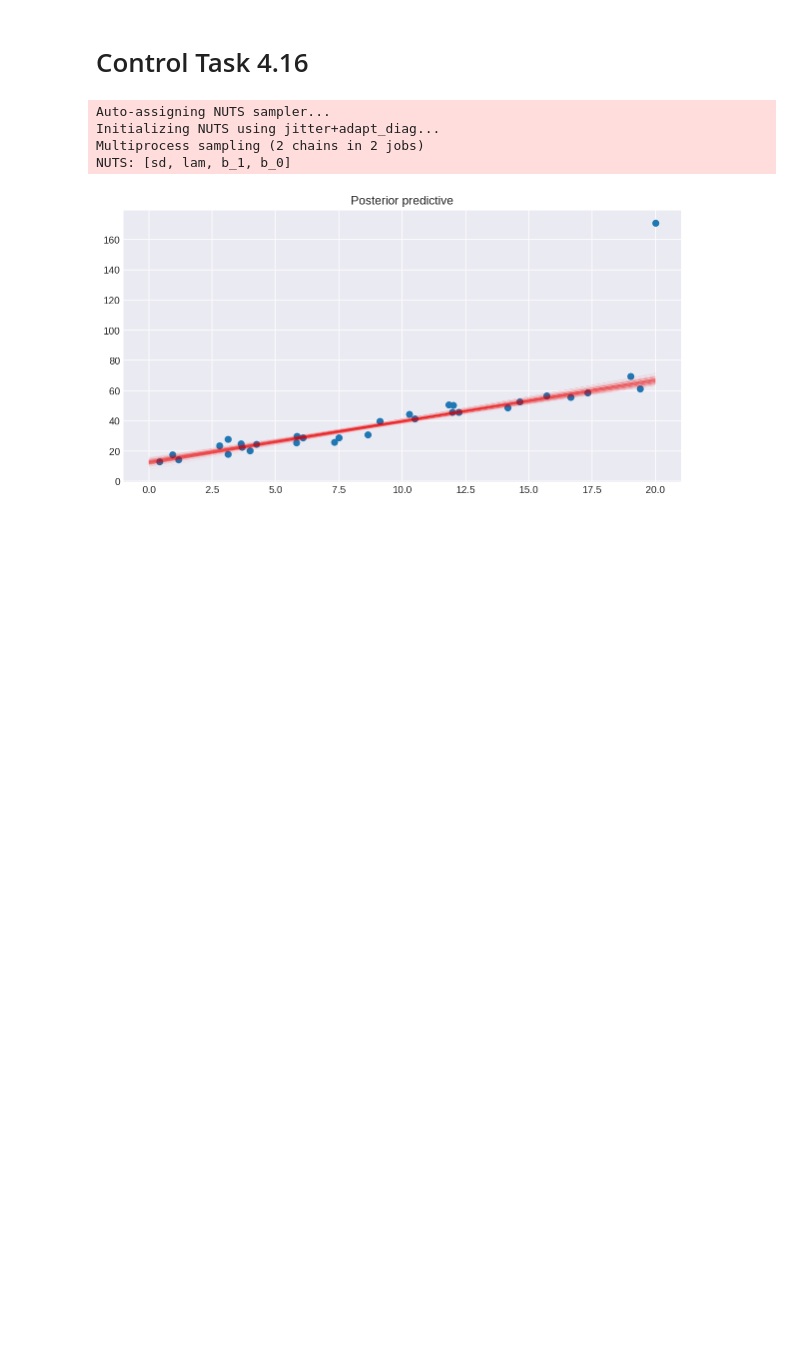
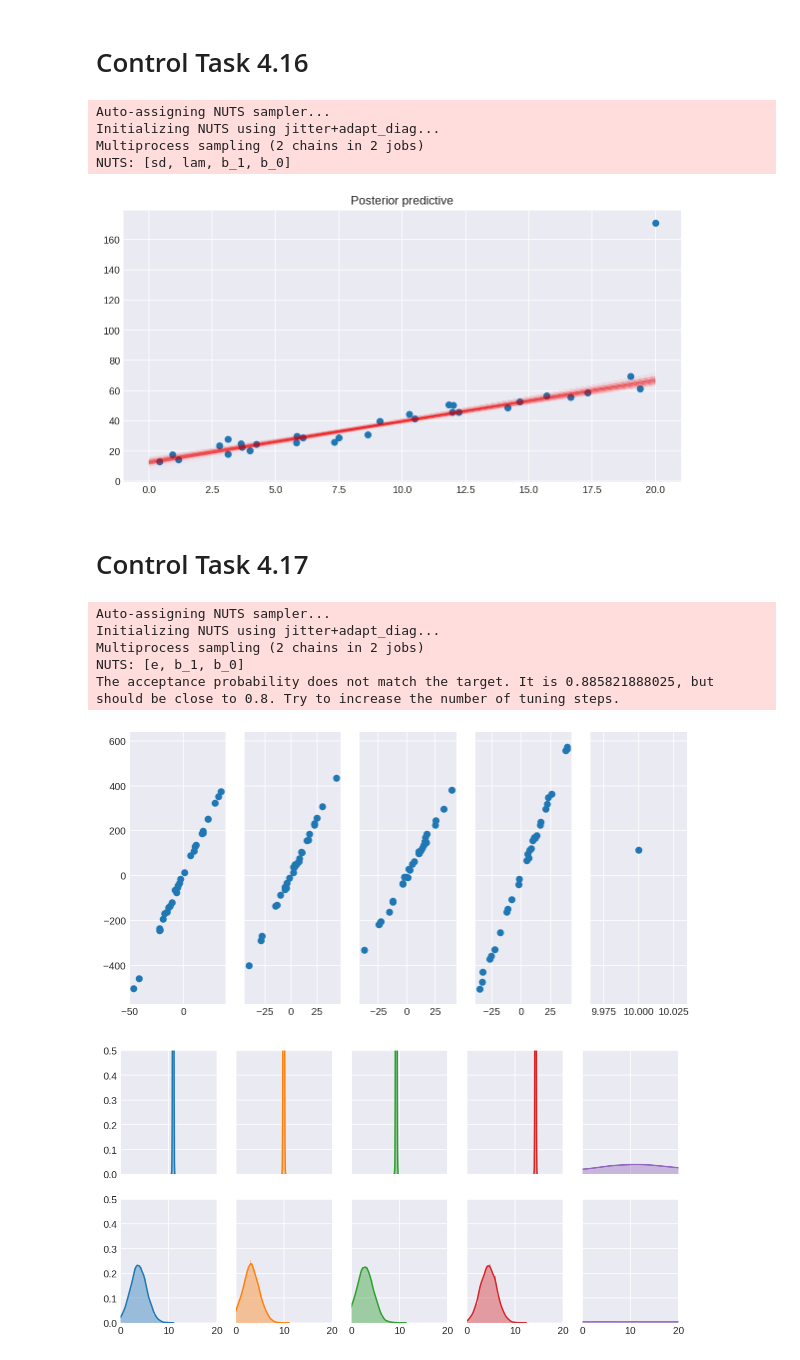
Before and after one commit to jgoerner/advanced-statistics, a Jupyter notebook: statistics/notebooks/Readingguide-4.ipynb, the cells around one changed output. Drawn from its saved outputs; the diff is of its cells as text; code cells hidden in the pictures; blank space fills up the shorter version.

Commit message:
Include Control Task 4.172

```diff
--- a/statistics/notebooks/Readingguide-4.ipynb
+++ b/statistics/notebooks/Readingguide-4.ipynb
@@ -689,3 +689,70 @@ Initializing NUTS using jitter+adapt_diag...
 Multiprocess sampling (2 chains in 2 jobs)
 NUTS: [sd, lam, b_1, b_0]
 [figure]
+# %% [markdown]
+# Control Task 4.17
+# %%
+# %load src/4-17-hierarchical-regression.py
+import os
+import matplotlib.pyplot as plt
+import numpy as np
+import pandas as pd
+import pymc3 as pm
+from scipy.stats import norm, uniform
+import seaborn as sns
+
+# Config
+os.chdir("/home/jovyan/work")
+%config InlineBackend.figure_format = 'retina'
+%matplotlib inline
+plt.rcParams["figure.figsize"] = (10, 5)
+np.random.seed(1)
+
+# Prepare the data
+N = 30
+b_0 = [3, 3.2, 2.4, 4.1]
+b_1 = [11, 10, 9.1, 14.1]
+i = np.repeat(range(4), N)
+x = np.array([])
+y = np.array([])
+for b0, b1 in zip(b_0, b_1):
+    x_new = norm(0, 20).rvs(N)
+    x = np.append(x, x_new)
+    eps = norm(0, 10).rvs(N)
+    y = np.append(y, b0 + b1*x_new + eps)
+x = np.append(x, 10)
+y = np.append(y, 3 + 11*10)
+i = np.append(i, 4)
+
+# Plot Initial Data
+_, ax = plt.subplots(nrows=1, ncols=5, sharey=True)
+for idx, a in enumerate(ax):
+    a.scatter(x[idx*N:(idx+1)*N], y[idx*N:(idx+1)*N])
+plt.savefig("./results/4-17-hierarchical-regression-data.png")
+
+# Sampling
+with pm.Model() as model:
+    b_0 = pm.Normal("b_0", mu=0, sd=100, shape=5)
+    b_1 = pm.Normal("b_1", mu=0, sd=100, shape=5)
+    eps = pm.Uniform("e", 0, 40)
+    mu = pm.Deterministic("mu", b_0[i] + b_1[i]*x)
+    Y = pm.Normal("Y", mu=mu, sd=eps, observed=y)
+    trace = pm.sample(5000)
+
+# Evaluation
+colors = sns.color_palette()
+_, ax = plt.subplots(nrows=2, ncols=5, sharex=True, sharey=True)
+for c in range(5):
+    sns.distplot(trace["b_1"].T[c], ax=ax[0][c], color=colors[c])
+    sns.distplot(trace["b_0"].T[c], ax=ax[1][c], color=colors[c])
+plt.ylim(0, 0.5)
+plt.xlim(0, 20)
+plt.savefig("./results/4-17-hierarchical-non-robust.png")
+# %% [output]
+Auto-assigning NUTS sampler...
+Initializing NUTS using jitter+adapt_diag...
+Multiprocess sampling (2 chains in 2 jobs)
+NUTS: [e, b_1, b_0]
+The acceptance probability does not match the target. It is 0.885821888025, but should be close to 0.8. Try to increase the number of tuning steps.
+[figure, added]
+[figure, added]
```
Also changed, not shown: 3 other files.
